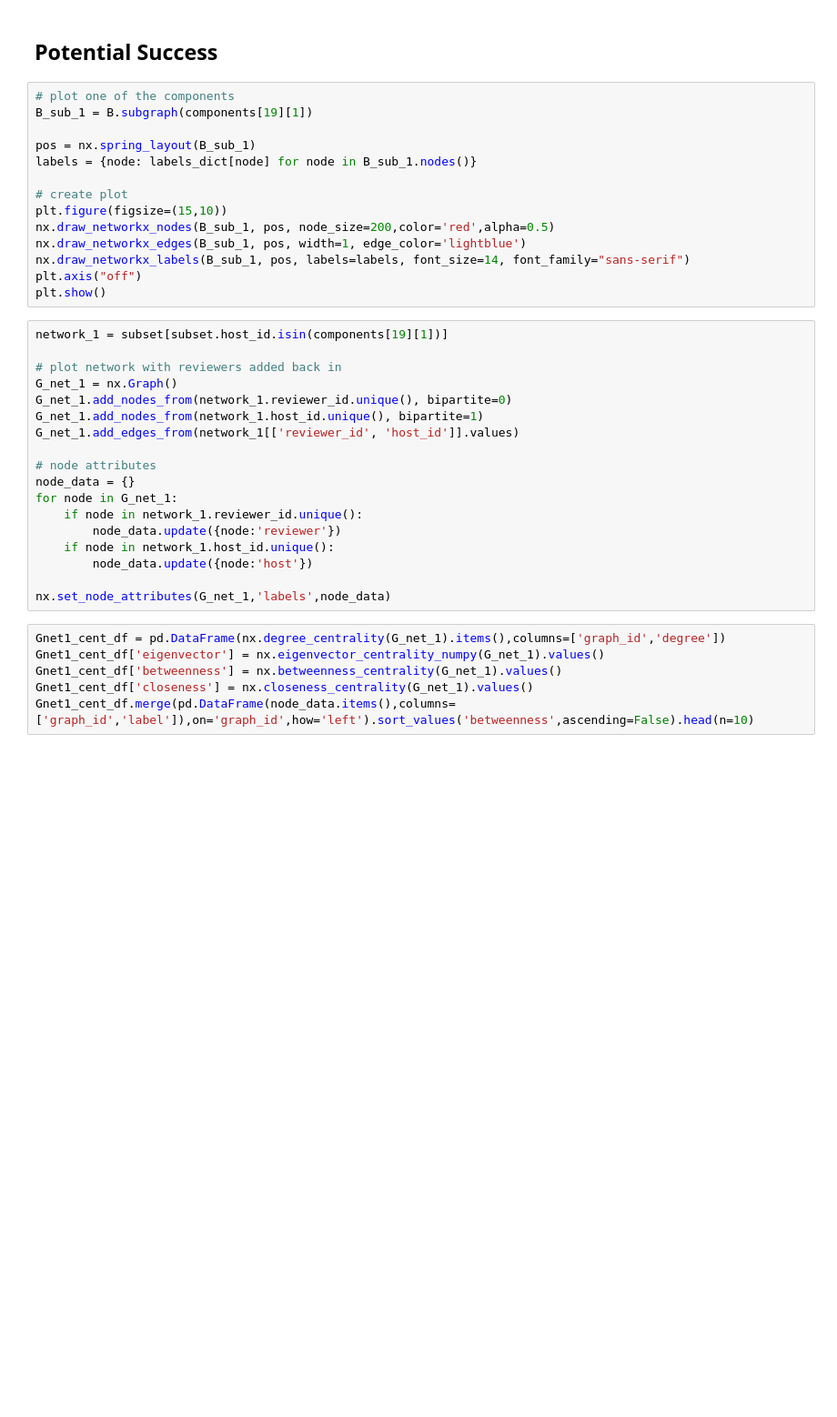
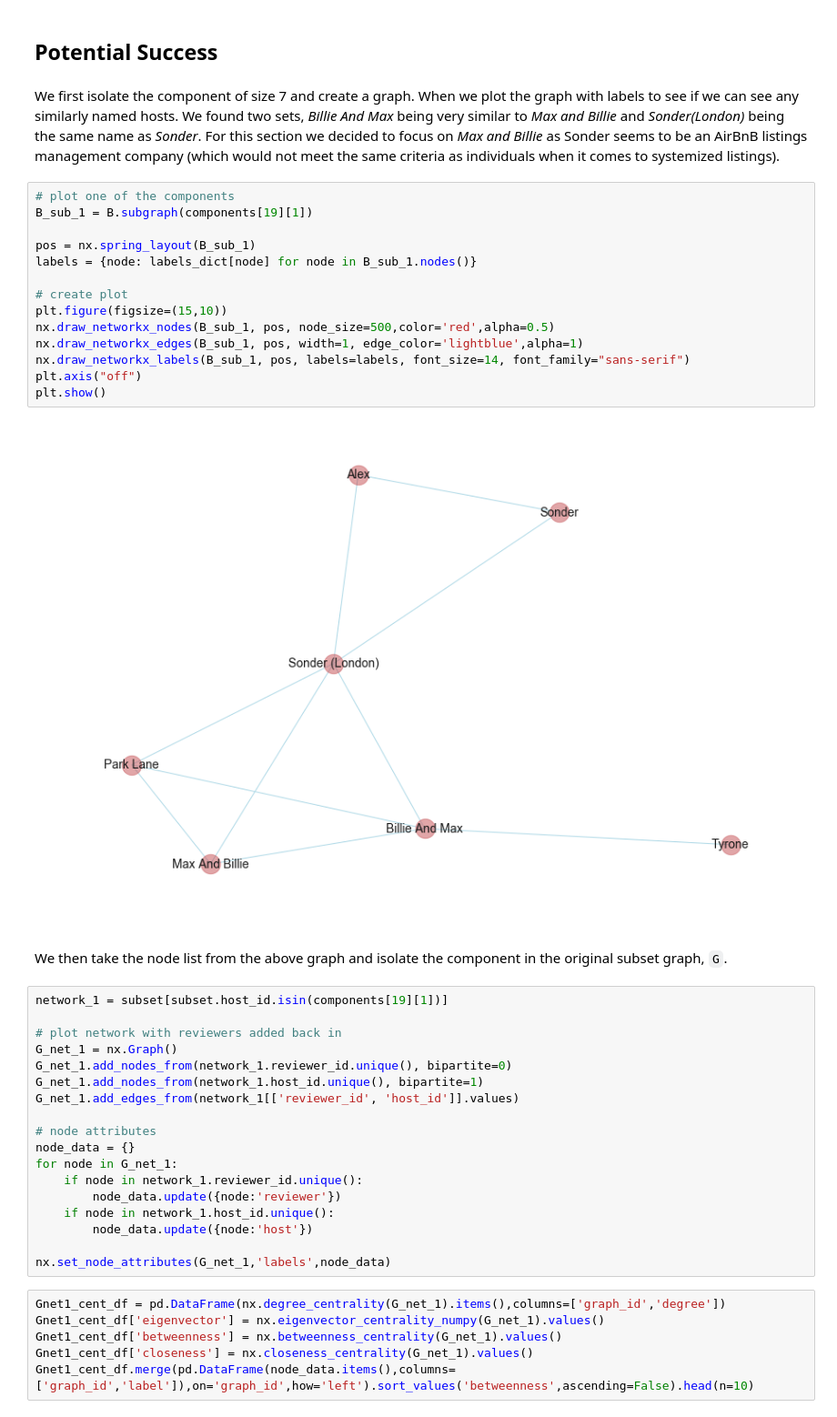
Before and after one commit to sbiguzzi/data620, a Jupyter notebook: Assignments/FinalProject/Data620_FinalProject.ipynb, the cells around one changed output. Shown at 91% size. Cells and saved outputs as stored; diff of their text form; blank space fills up the shorter version.

```diff
--- a/Assignments/FinalProject/Data620_FinalProject.ipynb
+++ b/Assignments/FinalProject/Data620_FinalProject.ipynb
@@ -400,19 +412,25 @@ listing_df[['host_name','host_url']][listing_df['host_id'].isin(components[35][1
 # %% [markdown]
 ## Potential Success
+# %% [markdown]
+We first isolate the component of size 7 and create a graph. When we plot the graph with labels to see if we can see any similarly named hosts. We found two sets, _Billie And Max_ being very similar to _Max and Billie_ and _Sonder(London)_ being the same name as _Sonder_. For this section we decided to focus on _Max and Billie_ as Sonder seems to be an AirBnB listings management company (which would not meet the same criteria as individuals when it comes to systemized listings).
 # %%
 # plot one of the components
 B_sub_1 = B.subgraph(components[19][1])
 
 pos = nx.spring_layout(B_sub_1)
 labels = {node: labels_dict[node] for node in B_sub_1.nodes()}
 
 # create plot
 plt.figure(figsize=(15,10))
-nx.draw_networkx_nodes(B_sub_1, pos, node_size=200,color='red',alpha=0.5)
-nx.draw_networkx_edges(B_sub_1, pos, width=1, edge_color='lightblue')
+nx.draw_networkx_nodes(B_sub_1, pos, node_size=500,color='red',alpha=0.5)
+nx.draw_networkx_edges(B_sub_1, pos, width=1, edge_color='lightblue',alpha=1)
 nx.draw_networkx_labels(B_sub_1, pos, labels=labels, font_size=14, font_family="sans-serif")
 plt.axis("off")
 plt.show()
+# %% [output]
+[figure, added]
+# %% [markdown]
+We then take the node list from the above graph and isolate the component in the original subset graph, `G`.
 # %%
 network_1 = subset[subset.host_id.isin(components[19][1])]
 
```
Also changed, not shown: parts of 55 cells of this notebook.
